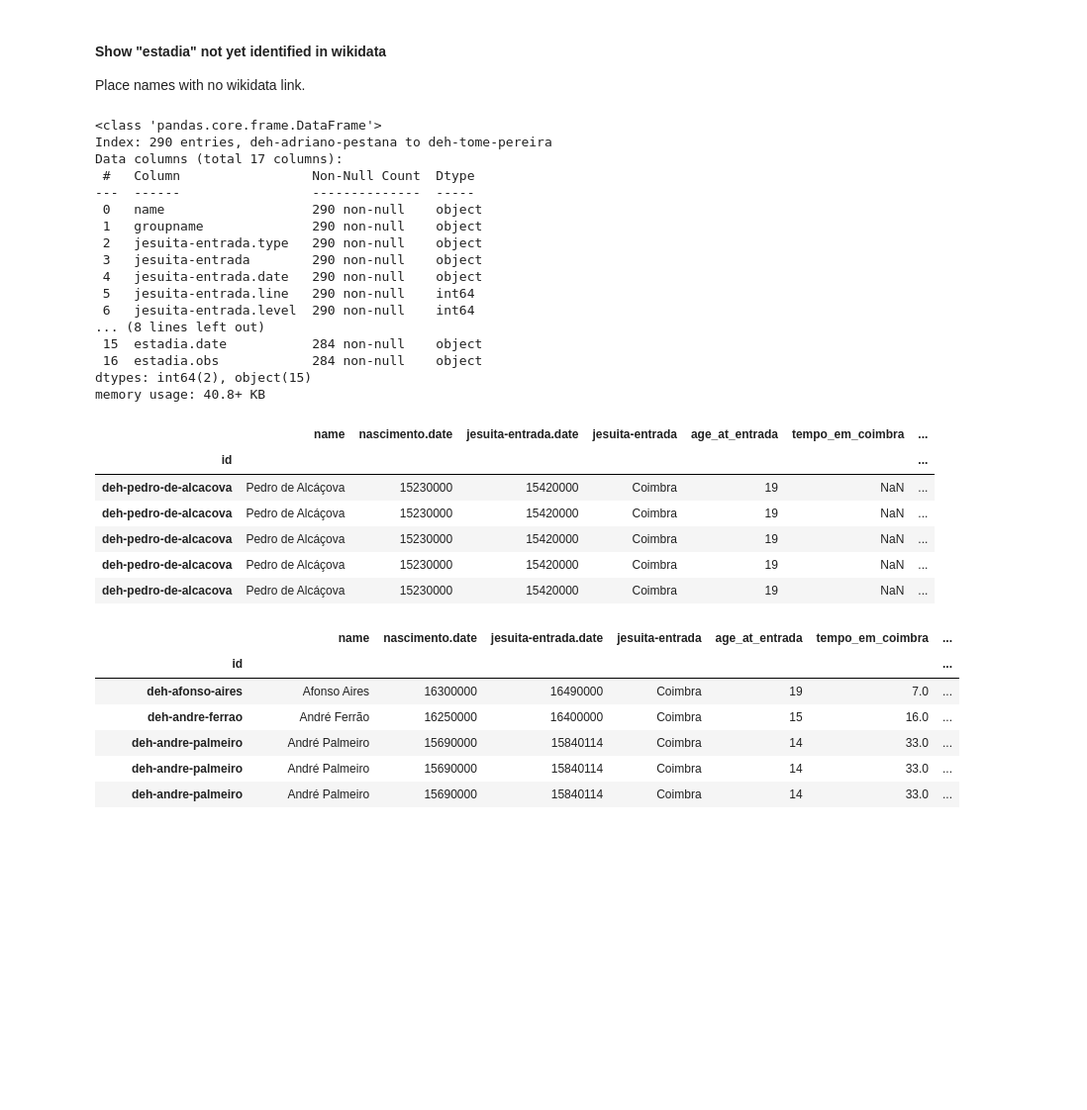
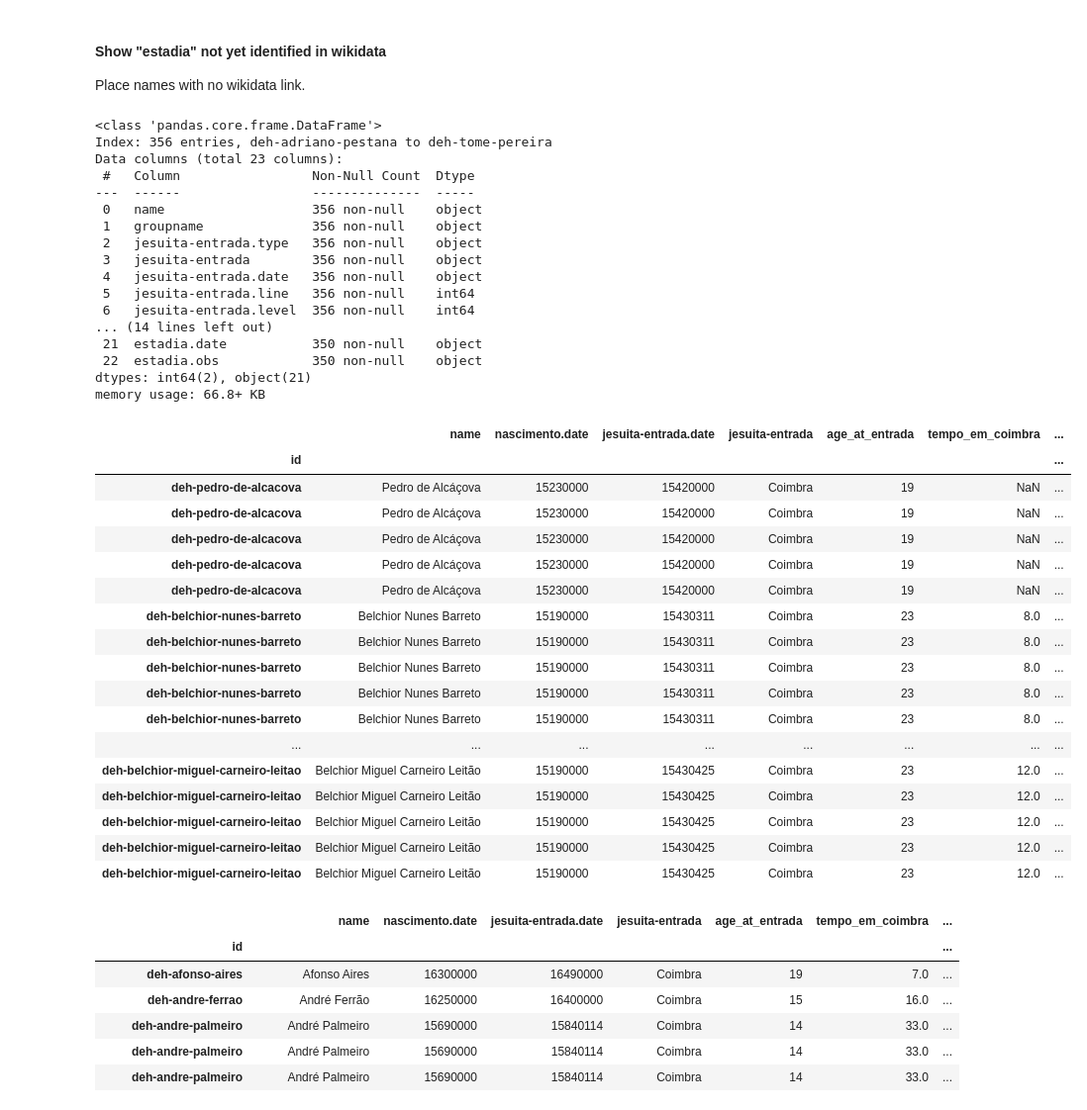
Before and after one commit to joaquimrcarvalho/dehergne-locations, a Jupyter notebook: notebooks/dehergne_analysis.ipynb, the cells around one changed output. Shown at 99% size. Cells and saved outputs as stored; diff of their text form; code cells hidden in the pictures; blank space fills up the shorter version.

```diff
--- a/notebooks/dehergne_analysis.ipynb
+++ b/notebooks/dehergne_analysis.ipynb
@@ -283,0 +260,18 @@ memory usage: 95.7+ KB
+# %%
+import pyuca  # to sort accented characters properly
+
+import pandas as pd
+from timelink.pandas import entities_with_attribute
+# show 500 rows
+pd.set_option('display.max_rows', 550)
+
+nacionais = entities_with_attribute(
+    entity_type='person',
+    show_elements=['id','name','groupname'],
+    the_type='nacionalidade',
+    more_attributes=['nascimento'],
+    db=tlnb.db,
+)
+# filter groupname = 'n' (avoid "referido", "pai", "mãe")
+nacionais = nacionais[nacionais.groupname=='n']
+nacionais.info()
@@ -713,53 +727,64 @@ Place names with no wikidata link.
 import pandas as pd
 from timelink.pandas import entities_with_attribute
 # show 500 rows
 pd.set_option('display.max_rows', 1550)
 
-jesuita_entrada_coimbra_estadia = entities_with_attribute(
+jesuita_entrada_coimbra_lugares = entities_with_attribute(
     entity_type='person',
     show_elements=['name','groupname'],
     the_type='jesuita-entrada',
     the_value=place_of_entry,
-    more_attributes=['nascimento','embarque','estadia'],
+    more_attributes=['nascimento','embarque','partida','chegada','estadia'],
     db=tlnb.db,
 )
-jesuita_entrada_coimbra_estadia.info()
+jesuita_entrada_coimbra_lugares.info()
 
 # user only group "n"
-jesuita_entrada_coimbra_estadia = jesuita_entrada_coimbra_estadia[jesuita_entrada_coimbra_estadia.groupname=='n']
+jesuita_entrada_coimbra_lugares = jesuita_entrada_coimbra_lugares[jesuita_entrada_coimbra_lugares.groupname=='n']
 
 # add age at 'jesuita-entrada.date'
-jesuita_entrada_coimbra_estadia['age_at_entrada'] = jesuita_entrada_coimbra_estadia.apply(lambda x: calc_age_at(x['nascimento.date'], x['jesuita-entrada.date']), axis=1)
+jesuita_entrada_coimbra_lugares['age_at_entrada'] = jesuita_entrada_coimbra_lugares.apply(lambda x: calc_age_at(x['nascimento.date'], x['jesuita-entrada.date']), axis=1)
 # add age at 'embarque.date'
-jesuita_entrada_coimbra_estadia['age_at_embarque'] = jesuita_entrada_coimbra_estadia.apply(lambda x: calc_age_at(x['nascimento.date'], x['embarque.date']), axis=1)
+jesuita_entrada_coimbra_lugares['age_at_embarque'] = jesuita_entrada_coimbra_lugares.apply(lambda x: calc_age_at(x['nascimento.date'], x['embarque.date']), axis=1)
 
-jesuita_entrada_coimbra_estadia['tempo_em_coimbra'] = jesuita_entrada_coimbra_estadia['age_at_embarque'] - jesuita_entrada_coimbra_estadia['age_at_entrada']
+jesuita_entrada_coimbra_lugares['tempo_em_coimbra'] = jesuita_entrada_coimbra_lugares['age_at_embarque'] - jesuita_entrada_coimbra_lugares['age_at_entrada']
 
 cols=['name','nascimento.date','jesuita-entrada.date','jesuita-entrada','age_at_entrada','tempo_em_coimbra','embarque','embarque.date','age_at_embarque']
-jesuita_entrada_coimbra_estadia[cols].sort_values(by=['jesuita-entrada.date','embarque.date']).head()
+jesuita_entrada_coimbra_lugares[cols].sort_values(by=['jesuita-entrada.date','embarque.date']).head(20)
 # %% [output]
 <class 'pandas.core.frame.DataFrame'>
-Index: 290 entries, deh-adriano-pestana to deh-tome-pereira
-Data columns (total 17 columns):
+Index: 356 entries, deh-adriano-pestana to deh-tome-pereira
+Data columns (total 23 columns):
  #   Column                 Non-Null Count  Dtype
 ---  ------                 --------------  -----
- 0   name                   290 non-null    object
- 1   groupname              290 non-null    object
- 2   jesuita-entrada.type   290 non-null    object
- 3   jesuita-entrada        290 non-null    object
- 4   jesuita-entrada.date   290 non-null    object
- 5   jesuita-entrada.line   290 non-null    int64
- 6   jesuita-entrada.level  290 non-null    int64
-... (8 lines left out)
- 15  estadia.date           284 non-null    object
- 16  estadia.obs            284 non-null    object
-dtypes: int64(2), object(15)
-memory usage: 40.8+ KB
+ 0   name                   356 non-null    object
+ 1   groupname              356 non-null    object
+ 2   jesuita-entrada.type   356 non-null    object
+ 3   jesuita-entrada        356 non-null    object
+ 4   jesuita-entrada.date   356 non-null    object
+ 5   jesuita-entrada.line   356 non-null    int64
+ 6   jesuita-entrada.level  356 non-null    int64
+... (14 lines left out)
+ 21  estadia.date           350 non-null    object
+ 22  estadia.obs            350 non-null    object
+dtypes: int64(2), object(21)
+memory usage: 66.8+ KB
 |  | name | nascimento.date | jesuita-entrada.date | jesuita-entrada | age_at_entrada | tempo_em_coimbra | ... |
 | id |  |  |  |  |  |  | ... |
 | deh-pedro-de-alcacova | Pedro de Alcáçova | 15230000 | 15420000 | Coimbra | 19 | NaN | ... |
 | deh-pedro-de-alcacova | Pedro de Alcáçova | 15230000 | 15420000 | Coimbra | 19 | NaN | ... |
 | deh-pedro-de-alcacova | Pedro de Alcáçova | 15230000 | 15420000 | Coimbra | 19 | NaN | ... |
 | deh-pedro-de-alcacova | Pedro de Alcáçova | 15230000 | 15420000 | Coimbra | 19 | NaN | ... |
 | deh-pedro-de-alcacova | Pedro de Alcáçova | 15230000 | 15420000 | Coimbra | 19 | NaN | ... |
+| deh-belchior-nunes-barreto | Belchior Nunes Barreto | 15190000 | 15430311 | Coimbra | 23 | 8.0 | ... |
+| deh-belchior-nunes-barreto | Belchior Nunes Barreto | 15190000 | 15430311 | Coimbra | 23 | 8.0 | ... |
+| deh-belchior-nunes-barreto | Belchior Nunes Barreto | 15190000 | 15430311 | Coimbra | 23 | 8.0 | ... |
+| deh-belchior-nunes-barreto | Belchior Nunes Barreto | 15190000 | 15430311 | Coimbra | 23 | 8.0 | ... |
+| deh-belchior-nunes-barreto | Belchior Nunes Barreto | 15190000 | 15430311 | Coimbra | 23 | 8.0 | ... |
+| ... | ... | ... | ... | ... | ... | ... | ... |
+| deh-belchior-miguel-carneiro-leitao | Belchior Miguel Carneiro Leitão | 15190000 | 15430425 | Coimbra | 23 | 12.0 | ... |
+| deh-belchior-miguel-carneiro-leitao | Belchior Miguel Carneiro Leitão | 15190000 | 15430425 | Coimbra | 23 | 12.0 | ... |
+| deh-belchior-miguel-carneiro-leitao | Belchior Miguel Carneiro Leitão | 15190000 | 15430425 | Coimbra | 23 | 12.0 | ... |
+| deh-belchior-miguel-carneiro-leitao | Belchior Miguel Carneiro Leitão | 15190000 | 15430425 | Coimbra | 23 | 12.0 | ... |
+| deh-belchior-miguel-carneiro-leitao | Belchior Miguel Carneiro Leitão | 15190000 | 15430425 | Coimbra | 23 | 12.0 | ... |
 # %%
```
Also changed, not shown: parts of 22 cells of this notebook, 1 other file.
